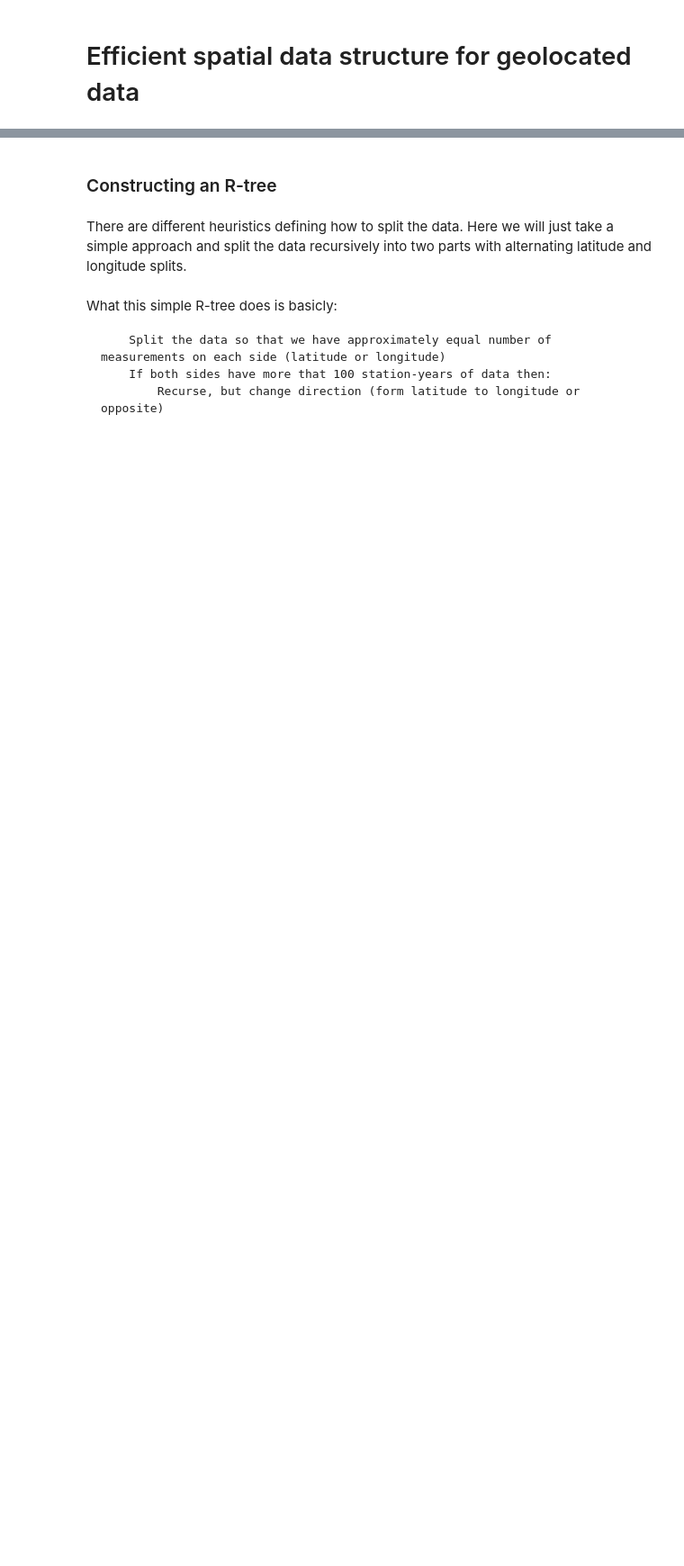
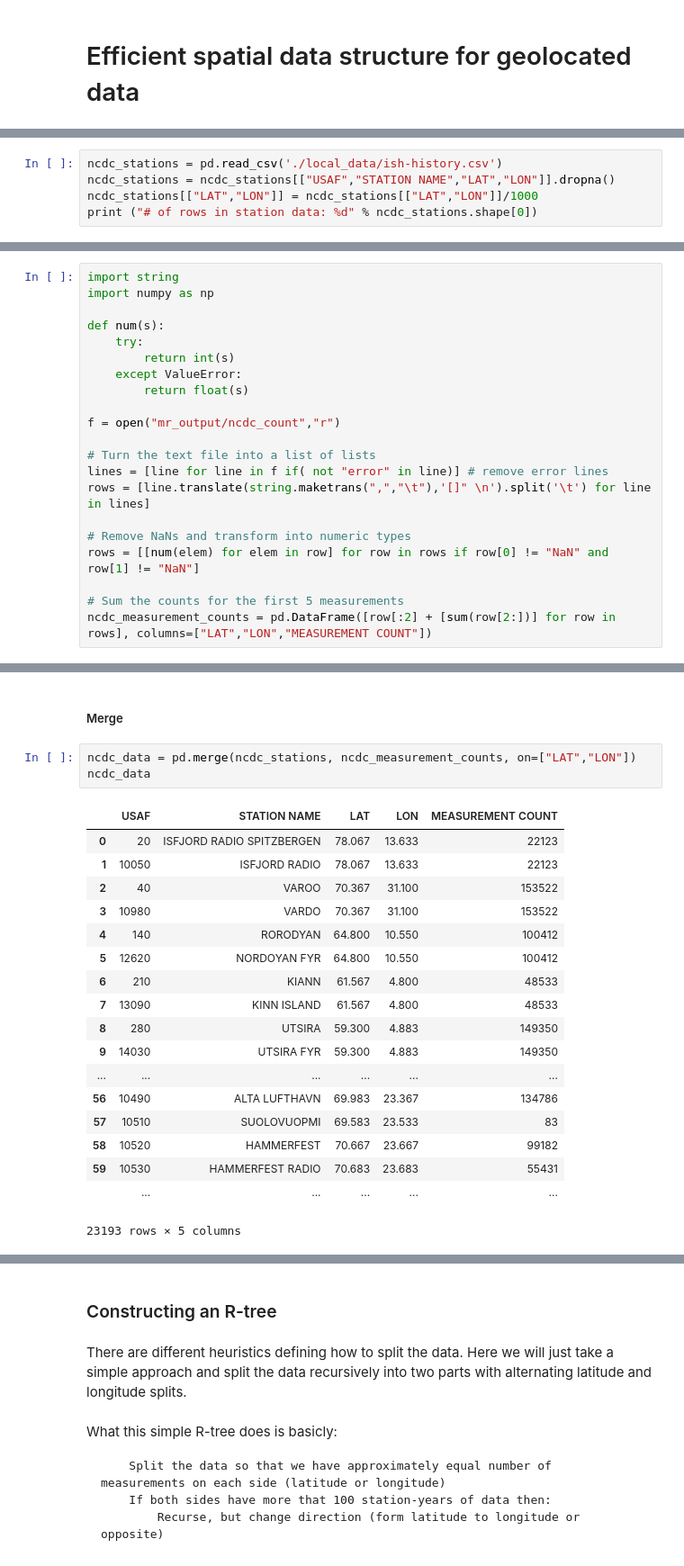
Before and after one commit to dlisuk/cse291_final_project, a Jupyter notebook: Splitting the stations.ipynb, the cells around one changed output, grey strips where cells are left out. Shown: that part at 90% size. Saved outputs shown, nothing was run; the diff lists cells and outputs as text; blank space fills up the shorter version.

```diff
--- a/Splitting the stations.ipynb
+++ b/Splitting the stations.ipynb
@@ -8,0 +17,5 @@ We can do this by dividing the data points recursively using an R-tree ([Wikiped
+# %%
+ncdc_stations = pd.read_csv('./local_data/ish-history.csv')
+ncdc_stations = ncdc_stations[["USAF","STATION NAME","LAT","LON"]].dropna()
+ncdc_stations[["LAT","LON"]] = ncdc_stations[["LAT","LON"]]/1000
+print ("# of rows in station data: %d" % ncdc_stations.shape[0])
@@ -8,0 +36,21 @@ We can do this by dividing the data points recursively using an R-tree ([Wikiped
+# %%
+import string
+import numpy as np
+
+def num(s):
+    try:
+        return int(s)
+    except ValueError:
+        return float(s)
+
+f = open("mr_output/ncdc_count","r")
+
+# Turn the text file into a list of lists
+lines = [line for line in f if( not "error" in line)] # remove error lines
+rows = [line.translate(string.maketrans(",","\t"),'[]" \n').split('\t') for line in lines]
+
+# Remove NaNs and transform into numeric types
+rows = [[num(elem) for elem in row] for row in rows if row[0] != "NaN" and row[1] != "NaN"]
+
+# Sum the counts for the first 5 measurements
+ncdc_measurement_counts = pd.DataFrame([row[:2] + [sum(row[2:])] for row in rows], columns=["LAT","LON","MEASUREMENT COUNT"])
@@ -8,0 +67,24 @@ We can do this by dividing the data points recursively using an R-tree ([Wikiped
+# %% [markdown]
+##### Merge
+# %%
+ncdc_data = pd.merge(ncdc_stations, ncdc_measurement_counts, on=["LAT","LON"])
+ncdc_data
+# %% [output]
+|  | USAF | STATION NAME | LAT | LON | MEASUREMENT COUNT |
+| 0 | 20 | ISFJORD RADIO SPITZBERGEN | 78.067 | 13.633 | 22123 |
+| 1 | 10050 | ISFJORD RADIO | 78.067 | 13.633 | 22123 |
+| 2 | 40 | VAROO | 70.367 | 31.100 | 153522 |
+| 3 | 10980 | VARDO | 70.367 | 31.100 | 153522 |
+| 4 | 140 | RORODYAN | 64.800 | 10.550 | 100412 |
+| 5 | 12620 | NORDOYAN FYR | 64.800 | 10.550 | 100412 |
+| 6 | 210 | KIANN | 61.567 | 4.800 | 48533 |
+| 7 | 13090 | KINN ISLAND | 61.567 | 4.800 | 48533 |
+| 8 | 280 | UTSIRA | 59.300 | 4.883 | 149350 |
+| 9 | 14030 | UTSIRA FYR | 59.300 | 4.883 | 149350 |
+| ... | ... | ... | ... | ... | ... |
+| 56 | 10490 | ALTA LUFTHAVN | 69.983 | 23.367 | 134786 |
+| 57 | 10510 | SUOLOVUOPMI | 69.583 | 23.533 | 83 |
+| 58 | 10520 | HAMMERFEST | 70.667 | 23.667 | 99182 |
+| 59 | 10530 | HAMMERFEST RADIO | 70.683 | 23.683 | 55431 |
+|  | ... | ... | ... | ... | ... |
+23193 rows × 5 columns
```
Also changed, not shown: parts of 16 cells of this notebook.
